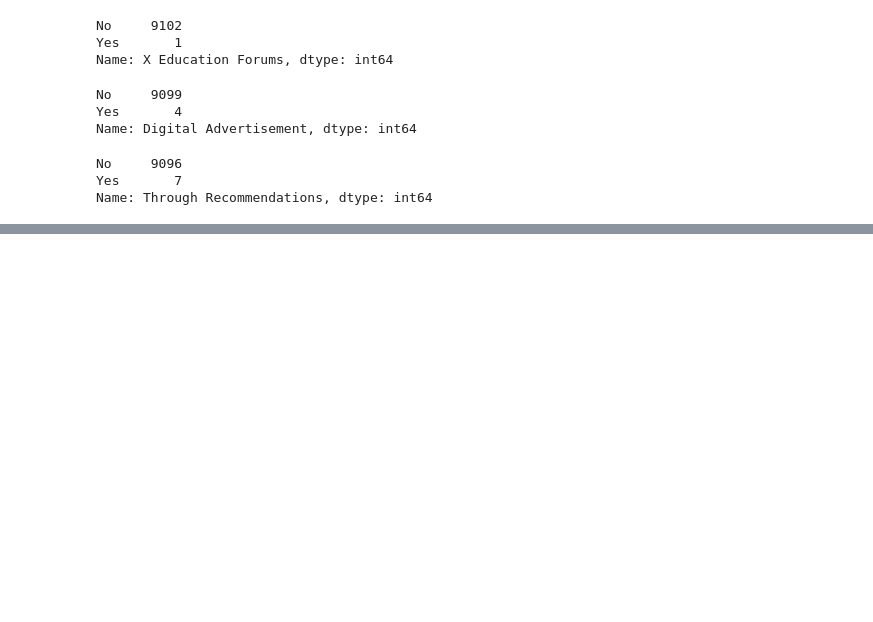
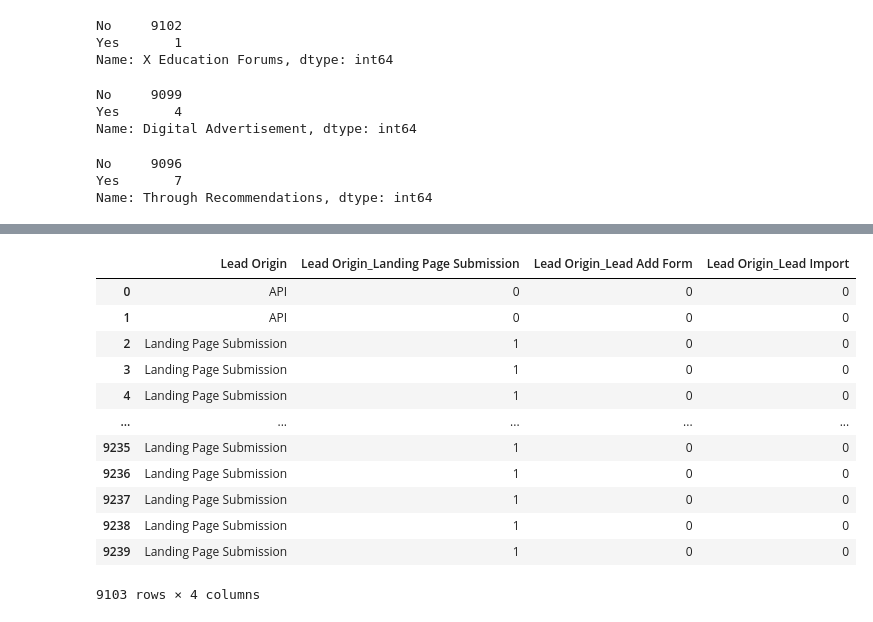
Before and after one commit to nicwenzel26/PythonPractice, a Jupyter notebook: Supervised Learning Practice/Supervised Learning Prac.ipynb, the cells around one changed output, grey strips where cells are left out. Saved outputs shown, nothing was run; the diff lists cells and outputs as text; code cells hidden in the pictures; blank space fills up the shorter version.

Commit message:
Finished cleaning and paritiioning the data

```diff
--- a/Supervised Learning Practice/Supervised Learning Prac.ipynb
+++ b/Supervised Learning Practice/Supervised Learning Prac.ipynb
@@ -999,0 +1207,3 @@ lead.drop(['Through Recommendations'], axis = 1, inplace = True)
+# %%
+# No majority with 45% null should be dropped
+lead.drop(['Asymmetrique Profile Score'],axis=1, inplace = True)
@@ -999,0 +1242,2 @@ lead.drop(['Through Recommendations'], axis = 1, inplace = True)
+# %%
+lead['A free copy of Mastering The Interview'] = lead['A free copy of Mastering The Interview'].map({'Yes':1, 'No':0})
@@ -999,0 +1253,4 @@ lead.drop(['Through Recommendations'], axis = 1, inplace = True)
+# %%
+# Creating dummy variables for categorical vars
+cols_to_transform = ['Lead Origin', 'Lead Source', 'Last Activity', 'Country', 'Specialization', 'What is your current occupation', 'Tags', 'Lead Quality', 'City']
+dummy_cols = pd.get_dummies(lead[cols_to_transform], drop_first = True)
@@ -999,0 +1285,4 @@ lead.drop(['Through Recommendations'], axis = 1, inplace = True)
+# %%
+# Adding dummy cols into original data fram
+lead = pd.concat([lead, dummy_cols], axis =1)
+lead.head()
@@ -999,0 +1297,16 @@ lead.drop(['Through Recommendations'], axis = 1, inplace = True)
+# %%
+lead[['Lead Origin', 'Lead Origin_Landing Page Submission', 'Lead Origin_Lead Add Form', 'Lead Origin_Lead Import']]
+# %% [output]
+|  | Lead Origin | Lead Origin_Landing Page Submission | Lead Origin_Lead Add Form | Lead Origin_Lead Import |
+| 0 | API | 0 | 0 | 0 |
+| 1 | API | 0 | 0 | 0 |
+| 2 | Landing Page Submission | 1 | 0 | 0 |
+| 3 | Landing Page Submission | 1 | 0 | 0 |
+| 4 | Landing Page Submission | 1 | 0 | 0 |
+| ... | ... | ... | ... | ... |
+| 9235 | Landing Page Submission | 1 | 0 | 0 |
+| 9236 | Landing Page Submission | 1 | 0 | 0 |
+| 9237 | Landing Page Submission | 1 | 0 | 0 |
+| 9238 | Landing Page Submission | 1 | 0 | 0 |
+| 9239 | Landing Page Submission | 1 | 0 | 0 |
+9103 rows × 4 columns
```
Also changed, not shown: parts of 54 cells of this notebook.
